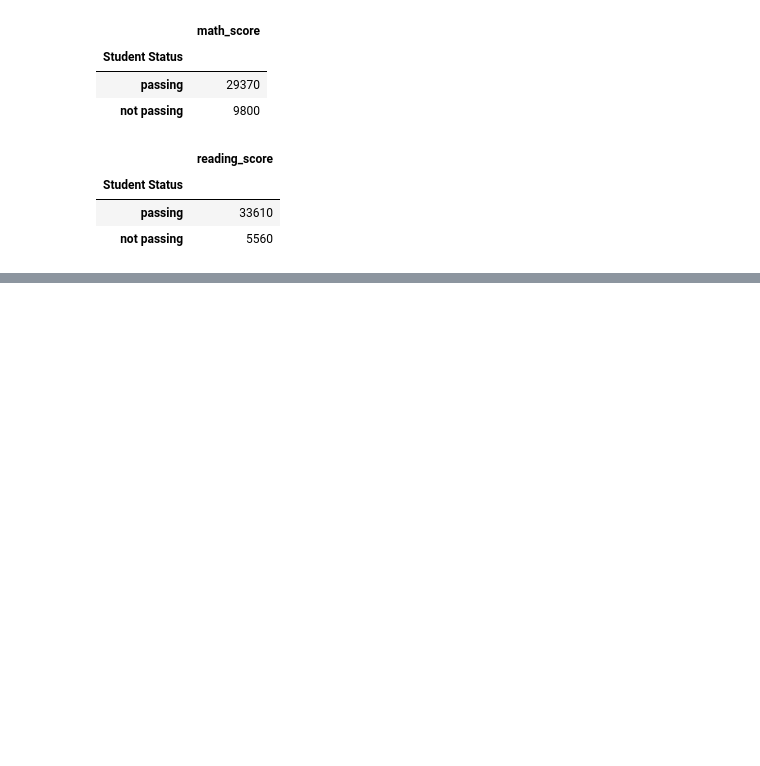
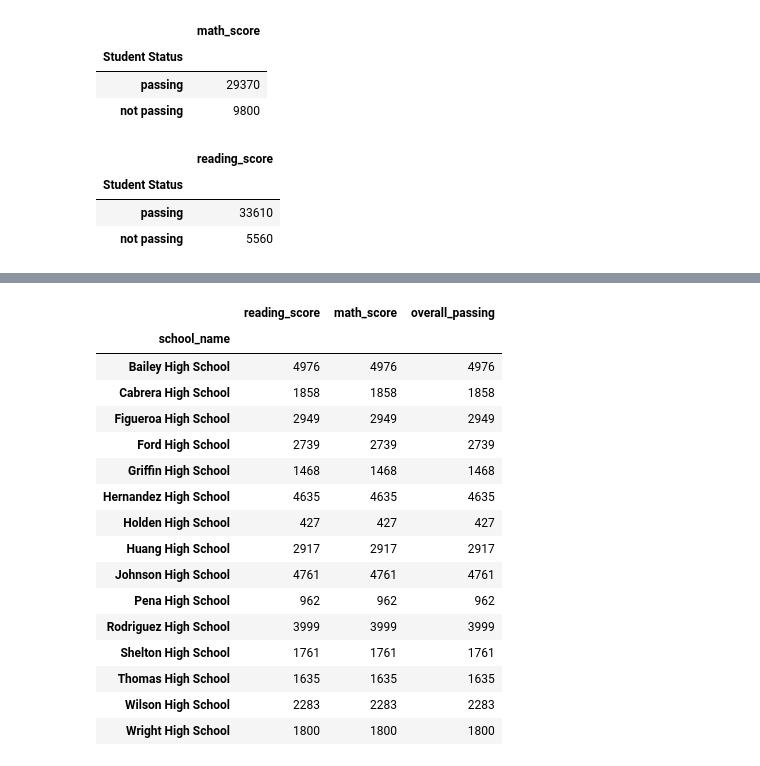
Before and after one commit to rromang/pandas-analysis, a Jupyter notebook: PyCitySchools/pycityschools.ipynb, the cells around one changed output, grey strips where cells are left out. Saved outputs shown, nothing was run; the diff lists cells and outputs as text; code cells hidden in the pictures; blank space fills up the shorter version.

```diff
--- a/PyCitySchools/pycityschools.ipynb
+++ b/PyCitySchools/pycityschools.ipynb
@@ -210,5 +230,0 @@ renamed_per_df
-# %%
-if 'reading_score' in copy_students_df.columns == 'passing' and 'math_score' in copy_students_df.columns == 'passing':
-    copy_students_df['Overall Passing'] = "Passing"
-else:
-    copy_students_df['Overall Passing'] = "Passing"
@@ -218,0 +253,23 @@ copy_students_df
+# %%
+#schools_df
+school_student_df = copy_students_df.groupby(['school_name']).count()
+school_student_df = school_student_df.drop(['Student ID', 'student_name', 'gender', 'grade'], axis=1)
+school_student_df
+# %% [output]
+|  | reading_score | math_score | overall_passing |
+| school_name |  |  |  |
+| Bailey High School | 4976 | 4976 | 4976 |
+| Cabrera High School | 1858 | 1858 | 1858 |
+| Figueroa High School | 2949 | 2949 | 2949 |
+| Ford High School | 2739 | 2739 | 2739 |
+| Griffin High School | 1468 | 1468 | 1468 |
+| Hernandez High School | 4635 | 4635 | 4635 |
+| Holden High School | 427 | 427 | 427 |
+| Huang High School | 2917 | 2917 | 2917 |
+| Johnson High School | 4761 | 4761 | 4761 |
+| Pena High School | 962 | 962 | 962 |
+| Rodriguez High School | 3999 | 3999 | 3999 |
+| Shelton High School | 1761 | 1761 | 1761 |
+| Thomas High School | 1635 | 1635 | 1635 |
+| Wilson High School | 2283 | 2283 | 2283 |
+| Wright High School | 1800 | 1800 | 1800 |
```
Also changed, not shown: parts of 28 cells of this notebook.
